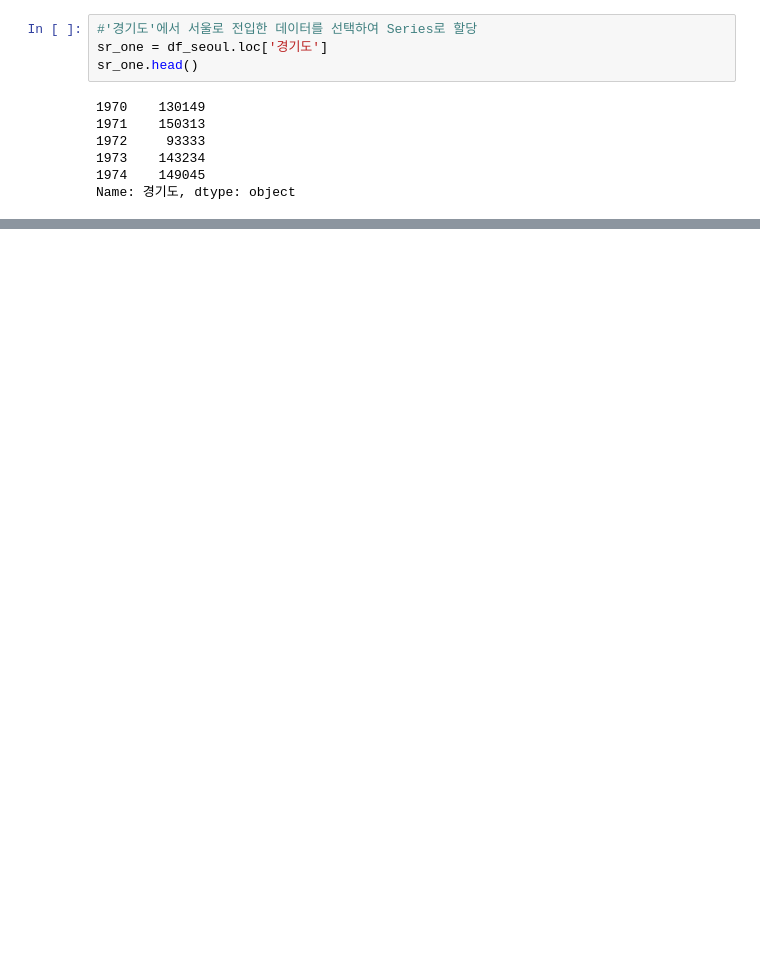
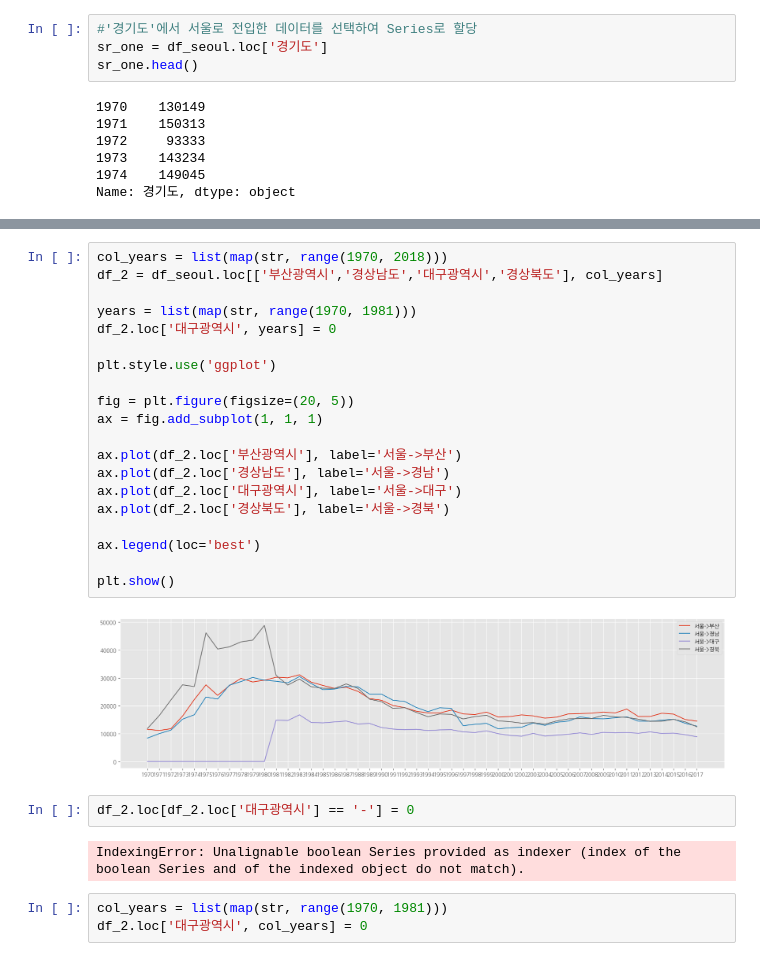
Before and after one commit to gikpreet/class-data_analysis, a Jupyter notebook: 05_Data_Visualization/code/module05.ipynb, the cells around one changed output, grey strips where cells are left out. Saved outputs shown, nothing was run; the diff lists cells and outputs as text; blank space fills up the shorter version.

```diff
--- a/05_Data_Visualization/code/module05.ipynb
+++ b/05_Data_Visualization/code/module05.ipynb
@@ -66,0 +109,29 @@ plt.show()
+# %%
+col_years = list(map(str, range(1970, 2018)))
+df_2 = df_seoul.loc[['부산광역시','경상남도','대구광역시','경상북도'], col_years]
+
+years = list(map(str, range(1970, 1981)))
+df_2.loc['대구광역시', years] = 0
+
+plt.style.use('ggplot')
+
+fig = plt.figure(figsize=(20, 5))
+ax = fig.add_subplot(1, 1, 1)
+
+ax.plot(df_2.loc['부산광역시'], label='서울->부산')
+ax.plot(df_2.loc['경상남도'], label='서울->경남')
+ax.plot(df_2.loc['대구광역시'], label='서울->대구')
+ax.plot(df_2.loc['경상북도'], label='서울->경북')
+
+ax.legend(loc='best')
+
+plt.show()
+# %% [output]
+[figure, added]
+# %%
+df_2.loc[df_2.loc['대구광역시'] == '-'] = 0
+# %% [output]
+IndexingError: Unalignable boolean Series provided as indexer (index of the boolean Series and of the indexed object do not match).
+# %%
+col_years = list(map(str, range(1970, 1981)))
+df_2.loc['대구광역시', col_years] = 0
```
Also changed, not shown: parts of 15 cells of this notebook, 7 other files.
